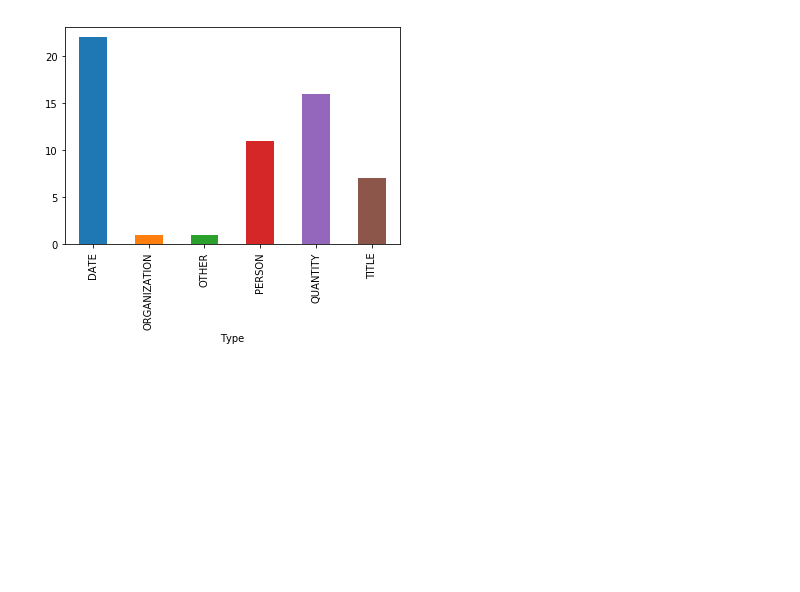
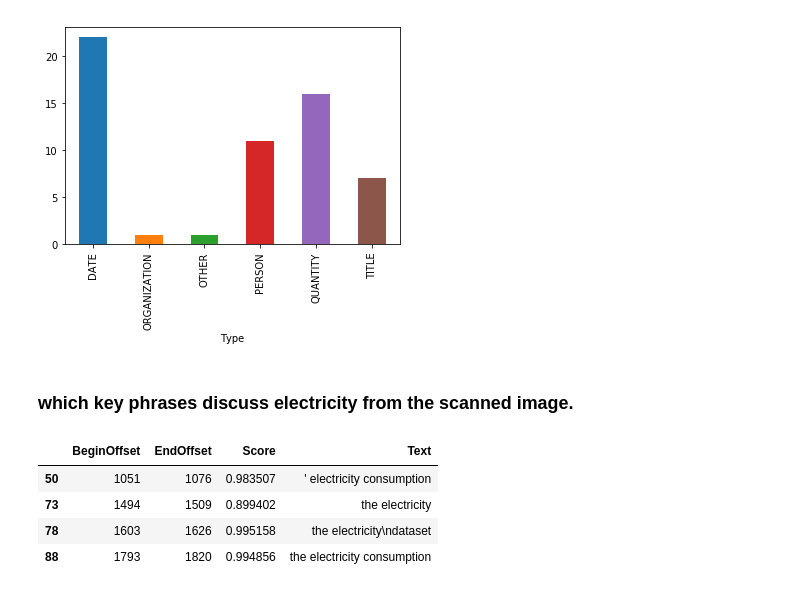
Before and after one commit to bsnively/amazon-textract-samples, a Jupyter notebook: TextractExample.ipynb, the cells around one changed output. Cells and saved outputs as stored; diff of their text form; code cells hidden in the pictures; blank space fills up the shorter version.

```diff
--- a/TextractExample.ipynb
+++ b/TextractExample.ipynb
@@ -111,3 +111,13 @@ display(entities_dataframe.groupby('Type').count()['Text'].plot.bar())
 | 31 | 3393 | 3397 | 0.992731 | 2008 | DATE |
 <matplotlib.axes._subplots.AxesSubplot at 0x...>
 [figure]
+# %% [markdown]
+### which key phrases discuss electricity from the scanned image.
+# %%
+key_phrases_dataframe[key_phrases_dataframe['Text'].str.contains("elect")]
+# %% [output]
+|  | BeginOffset | EndOffset | Score | Text |
+| 50 | 1051 | 1076 | 0.983507 | ' electricity consumption |
+| 73 | 1494 | 1509 | 0.899402 | the electricity |
+| 78 | 1603 | 1626 | 0.995158 | the electricity\ndataset |
+| 88 | 1793 | 1820 | 0.994856 | the electricity consumption |
```
